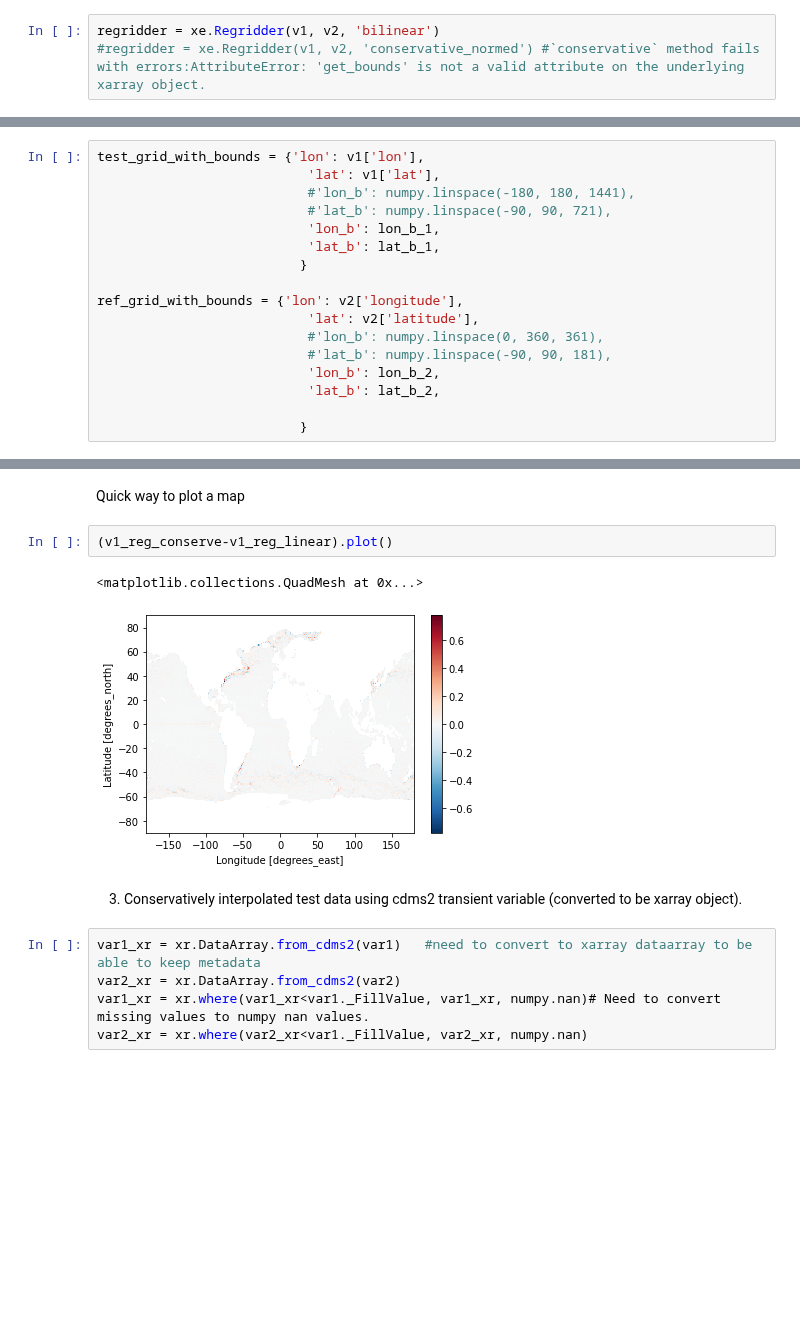
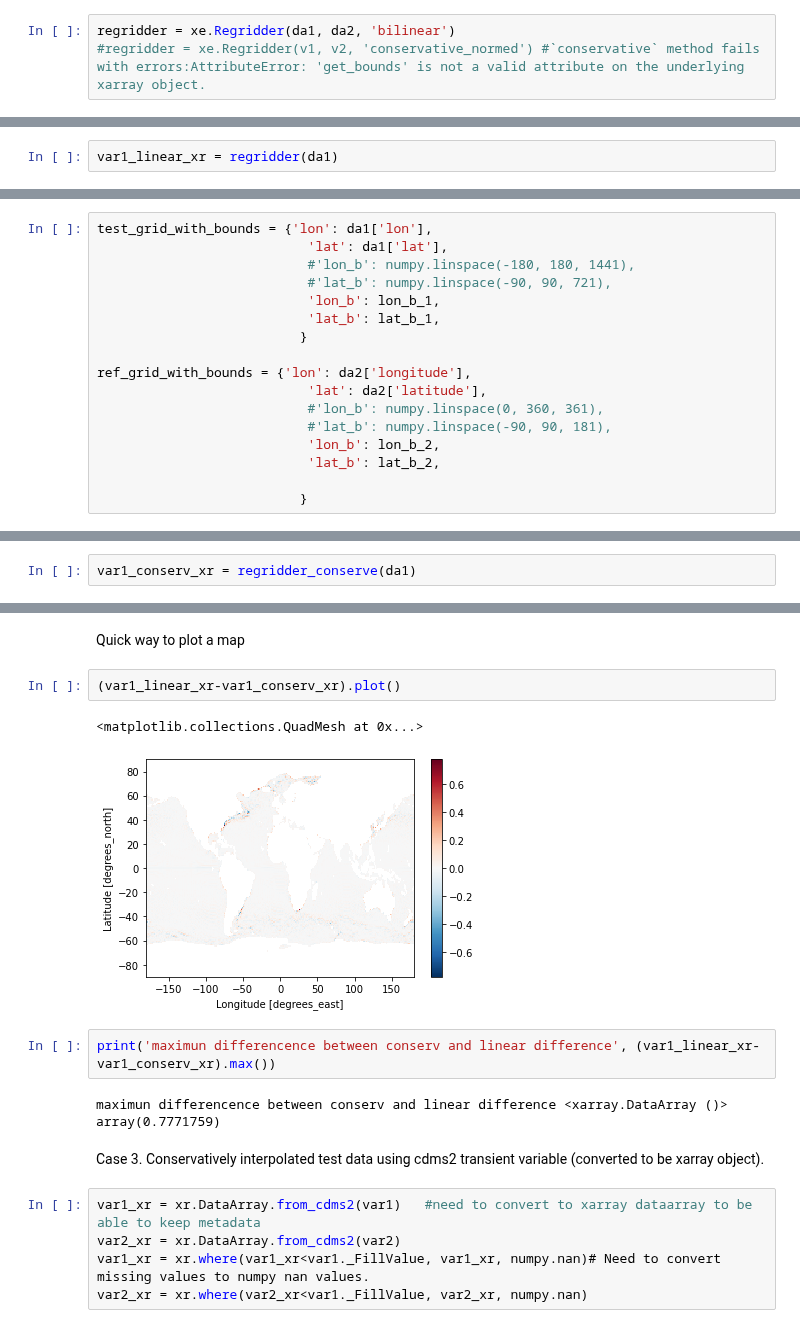
Before and after one commit to xCDAT/xcdat-validation, a Jupyter notebook: validation/regridding/regrid_cdat_xarray_xcdat.ipynb, the cells around one changed output, grey strips where cells are left out. Cells and saved outputs as stored; diff of their text form; blank space fills up the shorter version.

```diff
--- a/validation/regridding/regrid_cdat_xarray_xcdat.ipynb
+++ b/validation/regridding/regrid_cdat_xarray_xcdat.ipynb
@@ -111,5 +115,5 @@ v2 = xr.open_dataset(file_name2).SST
 # %% [markdown]
 1. Bilinearly interpolated test data using xarray dataarray
 # %%
-regridder = xe.Regridder(v1, v2, 'bilinear')
+regridder = xe.Regridder(da1, da2, 'bilinear')
 #regridder = xe.Regridder(v1, v2, 'conservative_normed') #`conservative` method fails with errors:AttributeError: 'get_bounds' is not a valid attribute on the underlying xarray object.
@@ -118,3 +120,5 @@ v1_reg_linear = regridder(v1)
+# %%
+var1_linear_xr = regridder(da1)
 # %%
 fig, ax = plt.subplots(1, 1, figsize=(10,5),
                        subplot_kw={'projection': ccrs.PlateCarree(central_longitude=180)})
@@ -150,16 +154,16 @@ lat_b_1 = numpy.unique(numpy.sort(lat_b_var1.flatten()))
 lat_b_var2 = var2.getLatitude().getBounds()
 lat_b_2 = numpy.unique(numpy.sort(lat_b_var2.flatten()))
 # %%
-test_grid_with_bounds = {'lon': v1['lon'],
-                           'lat': v1['lat'],
+test_grid_with_bounds = {'lon': da1['lon'],
+                           'lat': da1['lat'],
                            #'lon_b': numpy.linspace(-180, 180, 1441),
                            #'lat_b': numpy.linspace(-90, 90, 721),
                            'lon_b': lon_b_1,
                            'lat_b': lat_b_1,
                           }
 
-ref_grid_with_bounds = {'lon': v2['longitude'],
-                           'lat': v2['latitude'],
+ref_grid_with_bounds = {'lon': da2['longitude'],
+                           'lat': da2['latitude'],
                            #'lon_b': numpy.linspace(0, 360, 361),
                            #'lat_b': numpy.linspace(-90, 90, 181),
                            'lon_b': lon_b_2,
@@ -173,3 +175,5 @@ v1_reg_conserve = regridder_conserve(v1)
+# %%
+var1_conserv_xr = regridder_conserve(da1)
 # %%
 fig, ax = plt.subplots(1, 1, figsize=(10,5),
                        subplot_kw={'projection': ccrs.PlateCarree(central_longitude=180)})
@@ -193,12 +197,17 @@ plt.show()
 # %% [markdown]
 Quick way to plot a map
 # %%
-(v1_reg_conserve-v1_reg_linear).plot()
+(var1_linear_xr-var1_conserv_xr).plot()
 # %% [output]
 <matplotlib.collections.QuadMesh at 0x...>
-[figure, old version]
+[figure, new version]
+# %%
+print('maximun differencence between conserv and linear difference', (var1_linear_xr-var1_conserv_xr).max())
+# %% [output]
+maximun differencence between conserv and linear difference <xarray.DataArray ()>
+array(0.7771759)
 # %% [markdown]
-3. Conservatively interpolated test data using cdms2 transient variable (converted to be xarray object).
+Case 3. Conservatively interpolated test data using cdms2 transient variable (converted to be xarray object).
 # %%
 var1_xr = xr.DataArray.from_cdms2(var1)   #need to convert to xarray dataarray to be able to keep metadata
 var2_xr = xr.DataArray.from_cdms2(var2)
```
Also changed, not shown: parts of 29 cells of this notebook.
